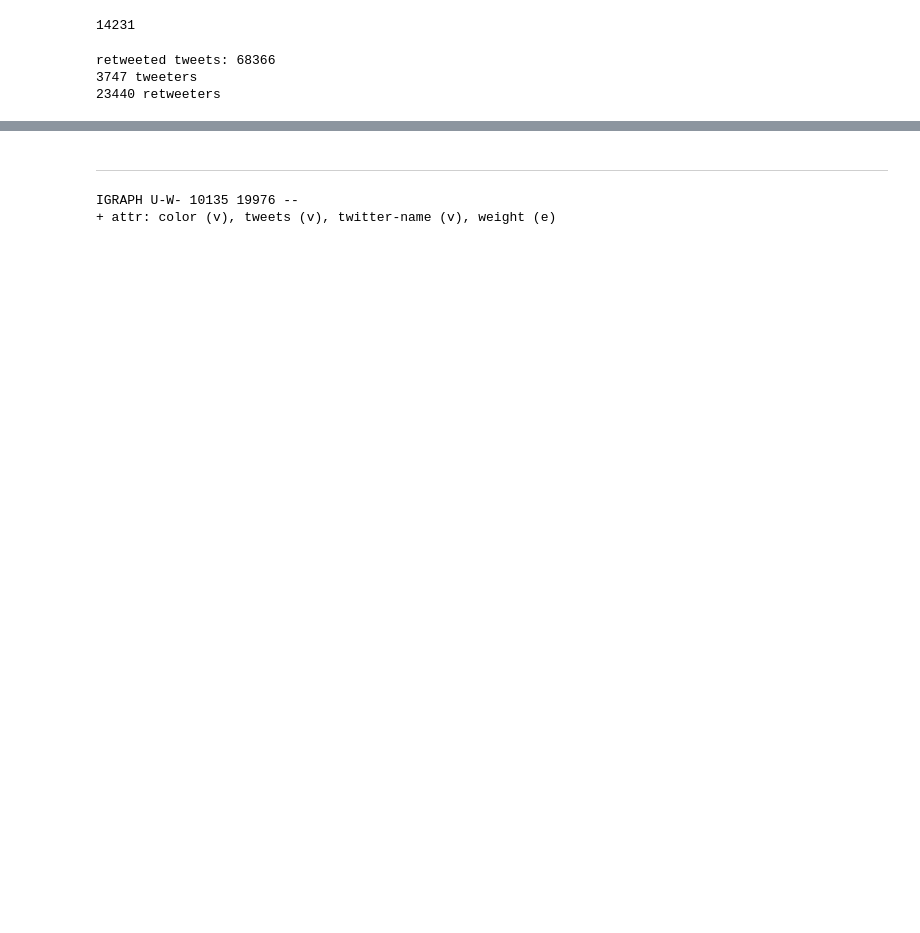
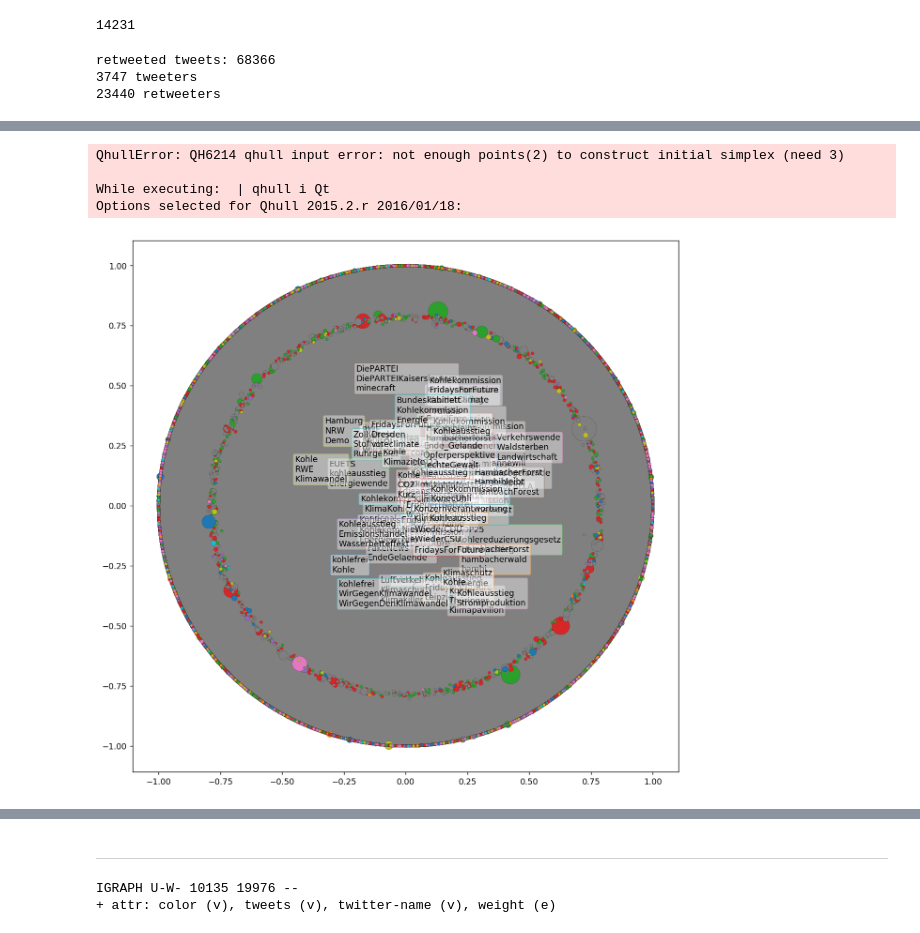
Before and after one commit to yuantinglee/twitter-discourse, a Jupyter notebook: analysis/rt_network.ipynb, the cells around one changed output, grey strips where cells are left out. Cells and saved outputs as stored; diff of their text form; code cells hidden in the pictures; blank space fills up the shorter version.

```diff
--- a/analysis/rt_network.ipynb
+++ b/analysis/rt_network.ipynb
@@ -222,0 +318,4 @@ for c in cl:
+# %%
+layout = sg.layout('fr')
+#layout = sg.layout('kk')
+#layout = sg.layout('lgl')
@@ -314,0 +431,47 @@ plt.show()
+# %%
+# kk layout
+fig, ax = plt.subplots(figsize=(12,12),dpi=125)
+
+alpha = 0.25
+es  = [(layout[e.source],layout[e.target]) for e in sg.es]
+lw = [0.05+(np.log(e['weight']+1)*0.5) for e in sg.es]
+lc = LineCollection(es,colors="grey",alpha=alpha,linewidths=lw,zorder=-1)
+ax.add_collection(lc)
+
+for c in cl:
+    x = [x[0] for i,x in enumerate(layout) if i in c]
+    y = [x[1] for i,x in enumerate(layout) if i in c]
+    vs = sg.vs[c]
+    col = [v["color"] for v in vs if v["color"] is not None]
+    s = [12 + v["tweets"]*0.15 for v in vs]
+    lw = [0.1 for v in g.vs ]
+    scatter = ax.scatter(x,y,s=s,edgecolor="black",linewidths=lw)
+    #scatter = ax.scatter(x,y,c=col,s=s,edgecolor="black",linewidths=lw)
+    hts = np.hstack(vs['hashtags'])
+    count = Counter([h for h in hts if h is not None and h!="Wasserstoff"])
+    if count:
+
+        mct = count.most_common()[0][0]
+        mct = "\n".join([t[0] for t in count.most_common()[:3]])
+        lpoints = np.array(list((zip(x,y))))
+        hull = ConvexHull(lpoints)
+        cx = np.mean(hull.points[hull.vertices,0])
+        cy = np.mean(hull.points[hull.vertices,1])
+        cx = np.mean(x)
+        cy = np.mean(y)
+        c = [cx,cy]
+        ax.text(cx,cy,mct,zorder=5, bbox={
+            'facecolor':"white", 'alpha':0.4, 'pad':0.2, 'boxstyle': 'round',
+            'edgecolor': scatter._facecolors[0]
+        })
+
+ax.grid(False)
+ax.axis('off')
+
+plt.show()
+# %% [output]
+QhullError: QH6214 qhull input error: not enough points(2) to construct initial simplex (need 3)
+
+While executing:  | qhull i Qt
+Options selected for Qhull 2015.2.r 2016/01/18:
+[figure, added]
```
Also changed, not shown: parts of 27 cells of this notebook.
